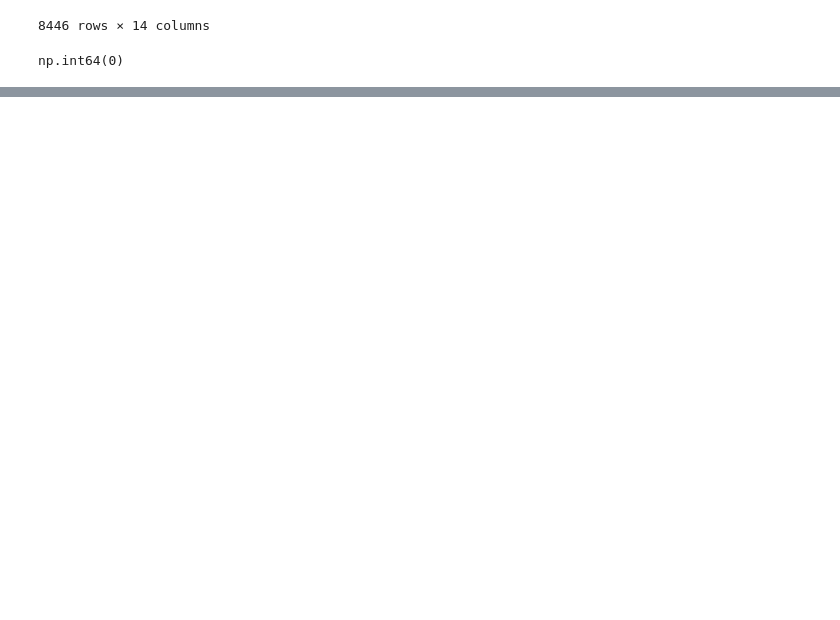
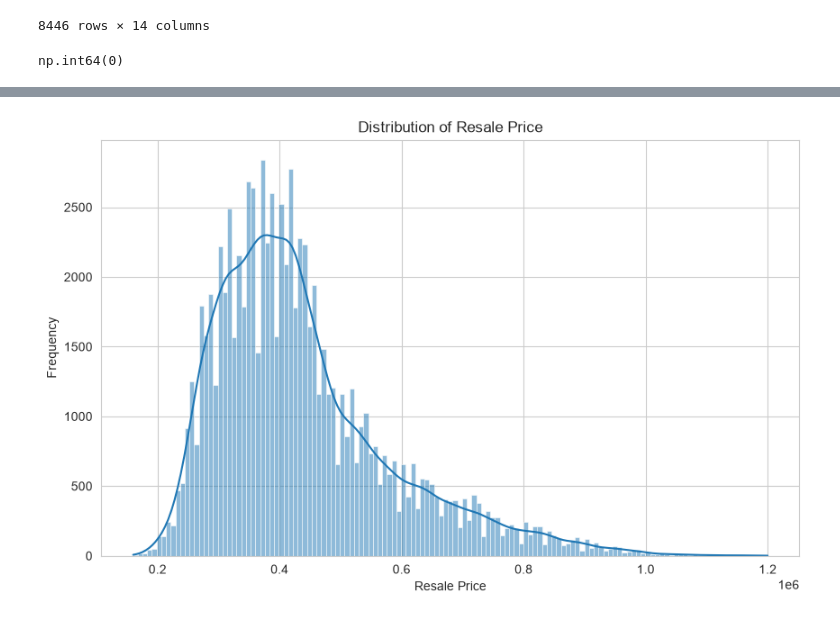
Before and after one commit to spideyeng/AIAPFoundation, a Jupyter notebook: module 3/EDA.ipynb, the cells around one changed output, grey strips where cells are left out. Cells and saved outputs as stored; diff of their text form; code cells hidden in the pictures; blank space fills up the shorter version.

```diff
--- a/module 3/EDA.ipynb
+++ b/module 3/EDA.ipynb
@@ -152,0 +246,14 @@ np.int64(0)
+# %%
+# Creating a Histogram I
+# Set the aesthetic style of the plots
+sns.set_style("whitegrid")
+
+# Histogram for resale price
+plt.figure(figsize=(10, 6))
+sns.histplot(df['resale_price'], kde=True)
+plt.title('Distribution of Resale Price')
+plt.xlabel('Resale Price')
+plt.ylabel('Frequency')
+plt.show()
+# %% [output]
+[figure, added]
```
Also changed, not shown: parts of 6 cells of this notebook.
